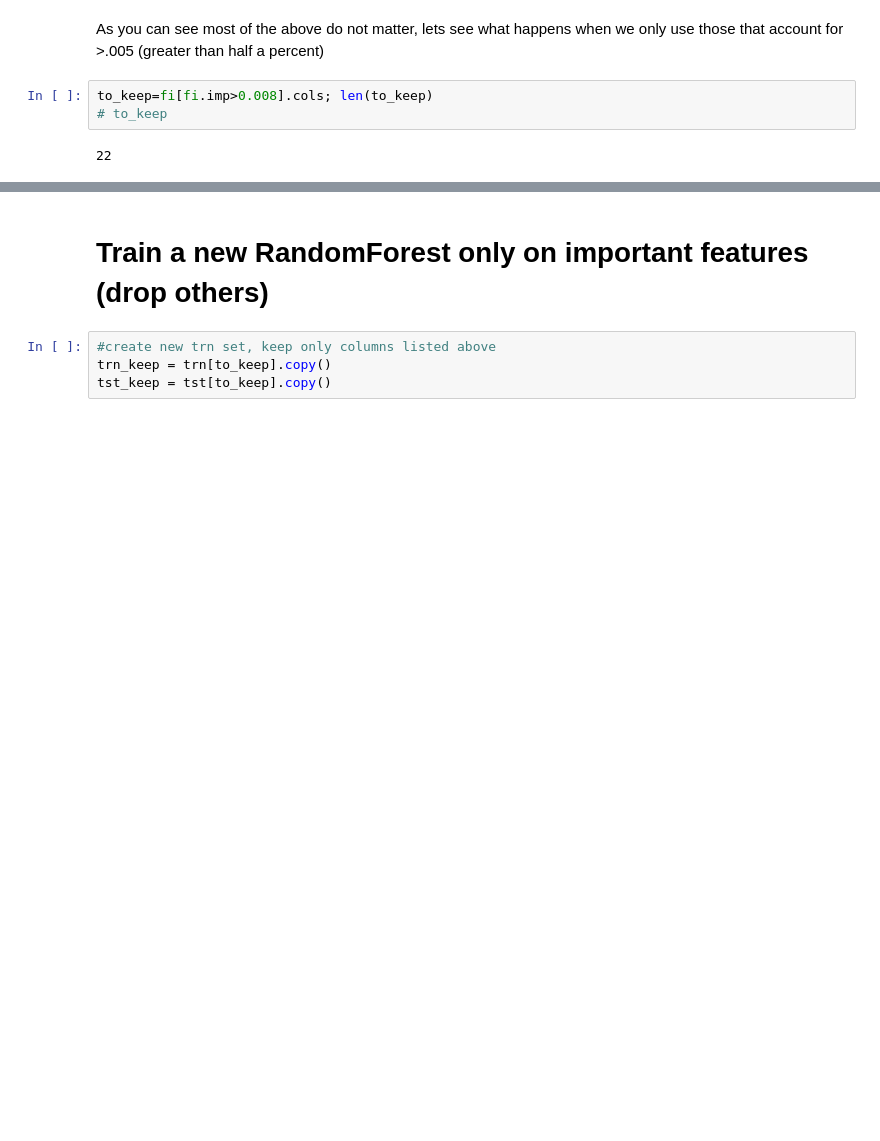
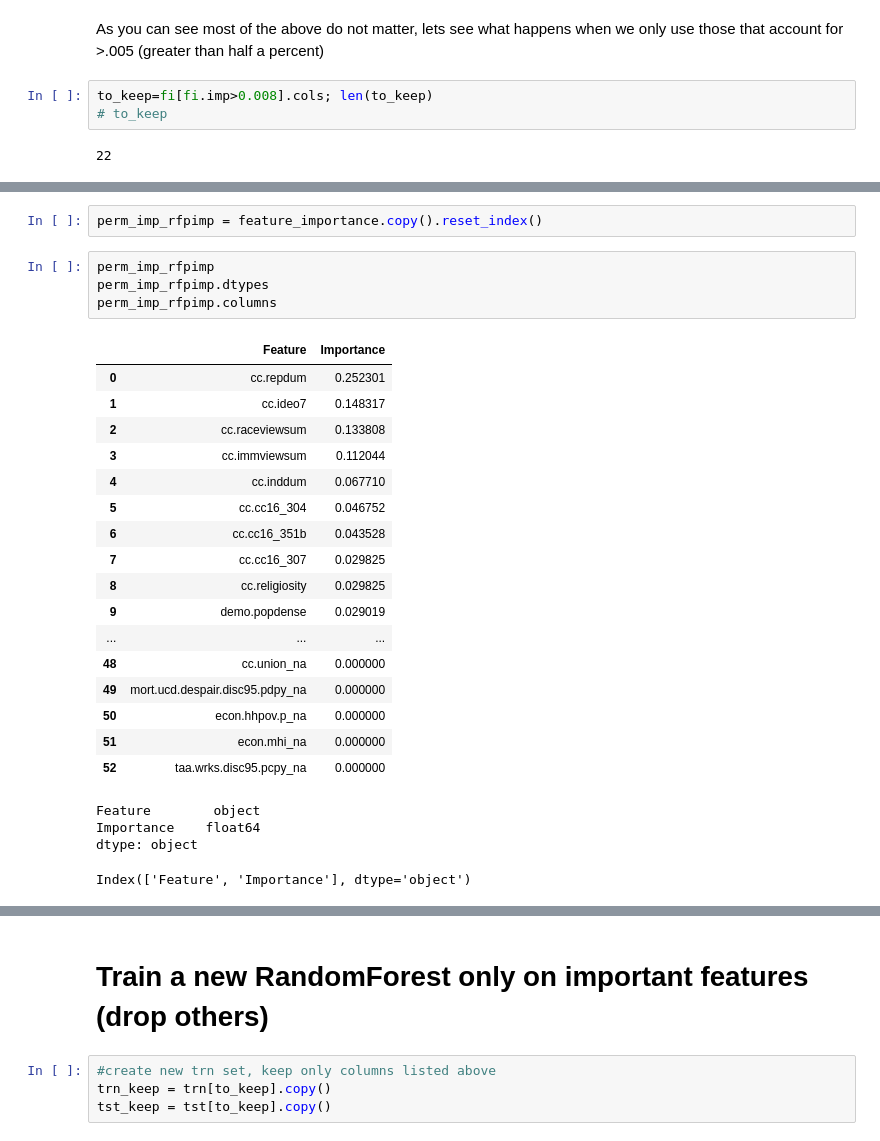
Before and after one commit to kperkins411/VoterAnalysis, a Jupyter notebook: VA_RandomForest.ipynb, the cells around one changed output, grey strips where cells are left out. Cells and saved outputs as stored; diff of their text form; blank space fills up the shorter version.

```diff
--- a/VA_RandomForest.ipynb
+++ b/VA_RandomForest.ipynb
@@ -229,0 +286,28 @@ to_keep=fi[fi.imp>0.008].cols; len(to_keep)
+# %%
+perm_imp_rfpimp = feature_importance.copy().reset_index()
+# %%
+perm_imp_rfpimp
+perm_imp_rfpimp.dtypes
+perm_imp_rfpimp.columns
+# %% [output]
+|  | Feature | Importance |
+| 0 | cc.repdum | 0.252301 |
+| 1 | cc.ideo7 | 0.148317 |
+| 2 | cc.raceviewsum | 0.133808 |
+| 3 | cc.immviewsum | 0.112044 |
+| 4 | cc.inddum | 0.067710 |
+| 5 | cc.cc16_304 | 0.046752 |
+| 6 | cc.cc16_351b | 0.043528 |
+| 7 | cc.cc16_307 | 0.029825 |
+| 8 | cc.religiosity | 0.029825 |
+| 9 | demo.popdense | 0.029019 |
+| ... | ... | ... |
+| 48 | cc.union_na | 0.000000 |
+| 49 | mort.ucd.despair.disc95.pdpy_na | 0.000000 |
+| 50 | econ.hhpov.p_na | 0.000000 |
+| 51 | econ.mhi_na | 0.000000 |
+| 52 | taa.wrks.disc95.pcpy_na | 0.000000 |
+Feature        object
+Importance    float64
+dtype: object
+Index(['Feature', 'Importance'], dtype='object')
```
Also changed, not shown: parts of 23 cells of this notebook, 2 other files.
